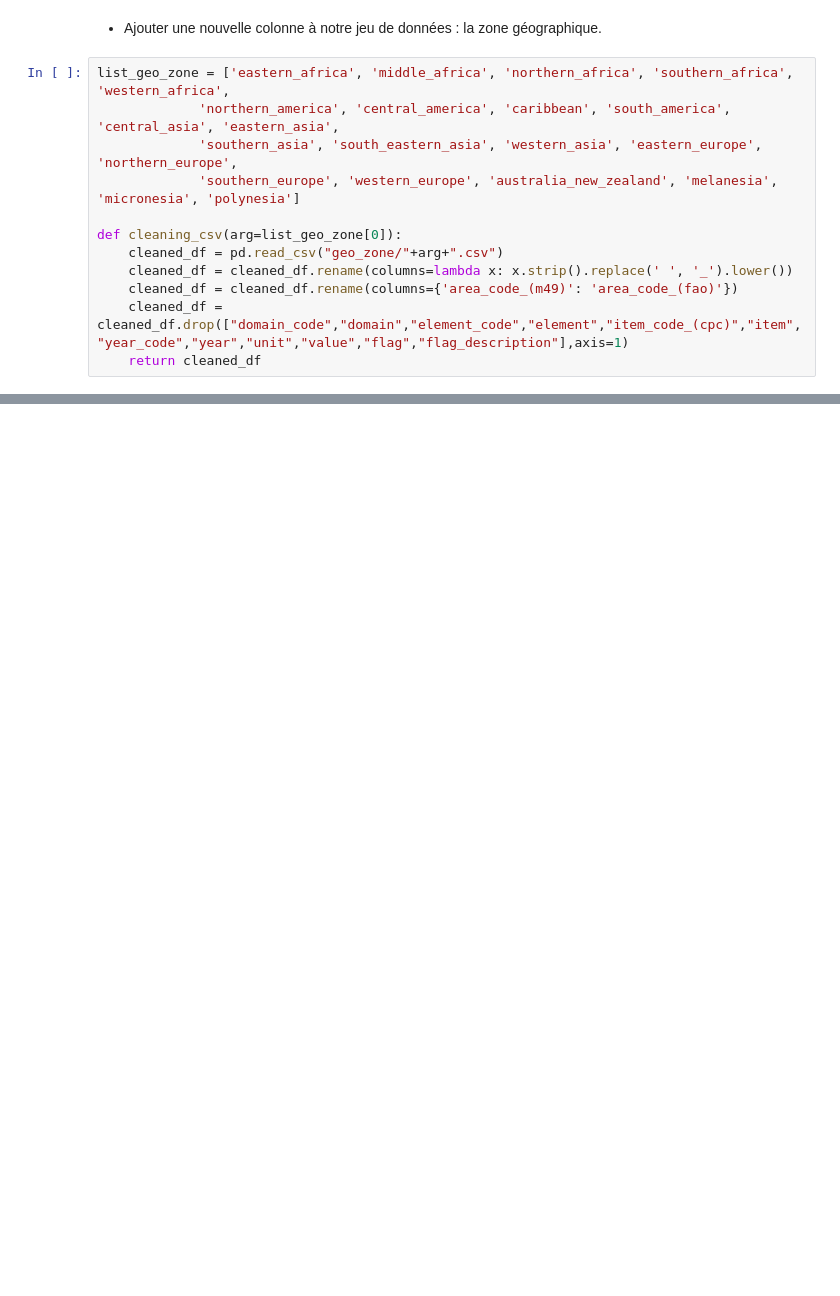
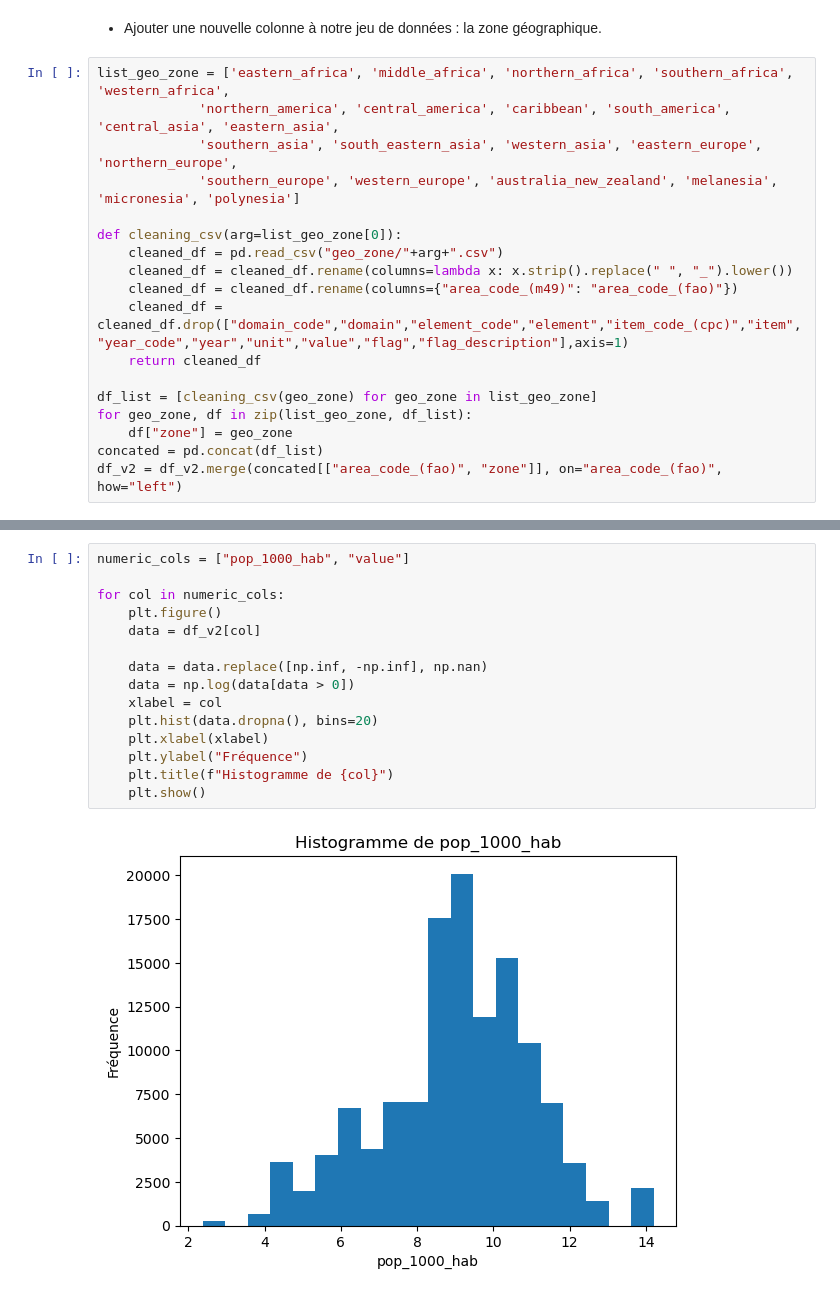
Before and after one commit to ForskyOnly/pandas-visualisation, a Jupyter notebook: kaggle_data.ipynb, the cells around one changed output, grey strips where cells are left out. Drawn from its saved outputs; the diff is of its cells as text; blank space fills up the shorter version.

```diff
--- a/kaggle_data.ipynb
+++ b/kaggle_data.ipynb
@@ -297,7 +290,13 @@ list_geo_zone = ['eastern_africa', 'middle_africa', 'northern_africa', 'southern
 
 def cleaning_csv(arg=list_geo_zone[0]):
     cleaned_df = pd.read_csv("geo_zone/"+arg+".csv")
-    cleaned_df = cleaned_df.rename(columns=lambda x: x.strip().replace(' ', '_').lower())
-    cleaned_df = cleaned_df.rename(columns={'area_code_(m49)': 'area_code_(fao)'})
+    cleaned_df = cleaned_df.rename(columns=lambda x: x.strip().replace(" ", "_").lower())
+    cleaned_df = cleaned_df.rename(columns={"area_code_(m49)": "area_code_(fao)"})
     cleaned_df = cleaned_df.drop(["domain_code","domain","element_code","element","item_code_(cpc)","item","year_code","year","unit","value","flag","flag_description"],axis=1)
     return cleaned_df
+
+df_list = [cleaning_csv(geo_zone) for geo_zone in list_geo_zone]
+for geo_zone, df in zip(list_geo_zone, df_list):
+    df["zone"] = geo_zone
+concated = pd.concat(df_list)
+df_v2 = df_v2.merge(concated[["area_code_(fao)", "zone"]], on="area_code_(fao)", how="left")
@@ -325,0 +348,17 @@ df_est_afr
+# %%
+numeric_cols = ["pop_1000_hab", "value"]
+
+for col in numeric_cols:
+    plt.figure()
+    data = df_v2[col]
+
+    data = data.replace([np.inf, -np.inf], np.nan)
+    data = np.log(data[data > 0])
+    xlabel = col
+    plt.hist(data.dropna(), bins=20)
+    plt.xlabel(xlabel)
+    plt.ylabel("Fréquence")
+    plt.title(f"Histogramme de {col}")
+    plt.show()
+# %% [output]
+[figure, added]
```
Also changed, not shown: parts of 60 cells of this notebook, 2 other files.
